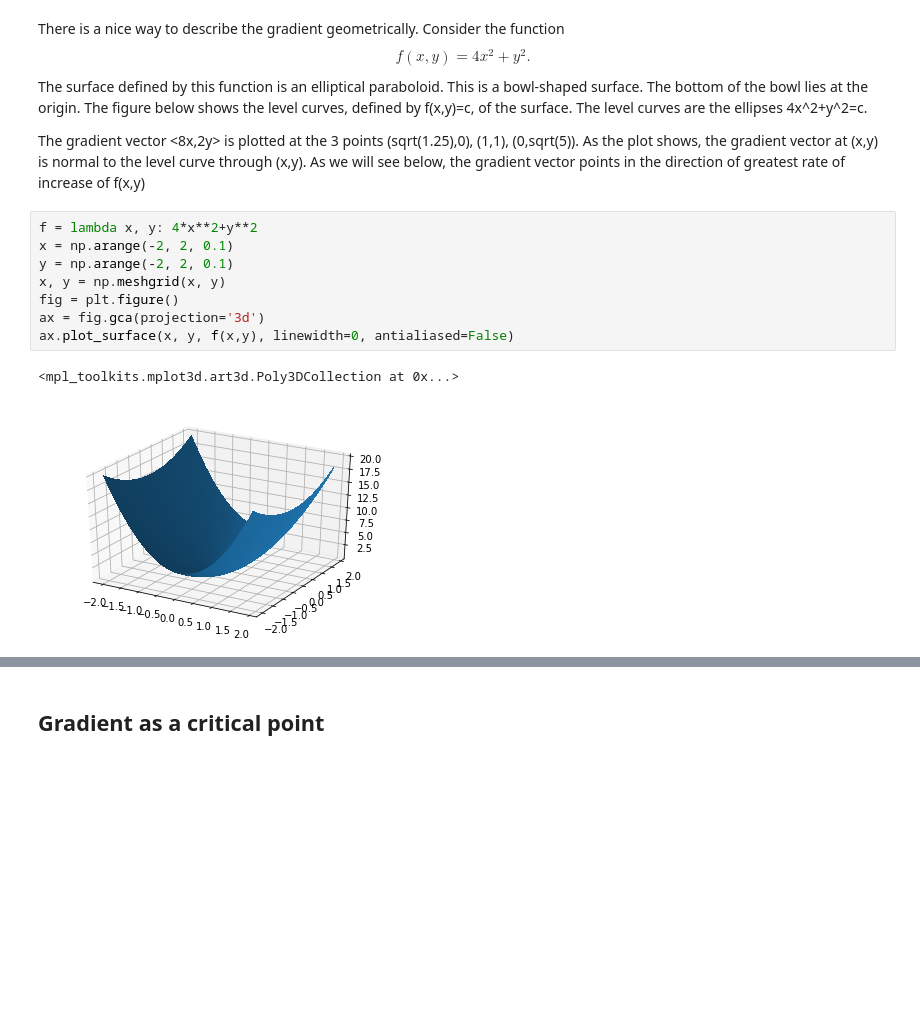
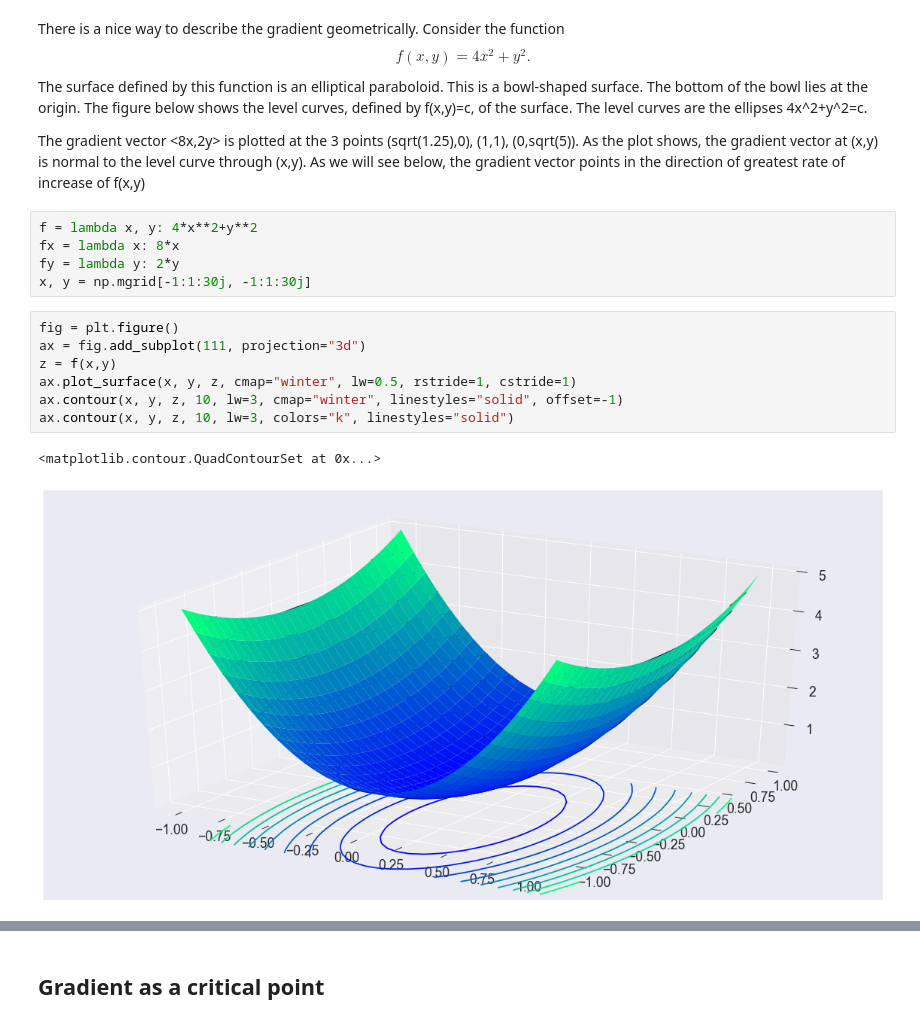
Before and after one commit to hsteinshiromoto/book.optimisation, a Jupyter notebook: src/notebooks/momentum.ipynb, the cells around one changed output, grey strips where cells are left out. Saved outputs shown, nothing was run; the diff lists cells and outputs as text; blank space fills up the shorter version.

```diff
--- a/src/notebooks/momentum.ipynb
+++ b/src/notebooks/momentum.ipynb
@@ -36,14 +42,18 @@ The surface defined by this function is an elliptical paraboloid. This is a bowl
 
 
 The gradient vector <8x,2y> is plotted at the 3 points (sqrt(1.25),0), (1,1), (0,sqrt(5)). As the plot shows, the gradient vector at (x,y) is normal to the level curve through (x,y). As we will see below, the gradient vector points in the direction of greatest rate of increase of f(x,y)
-# %%
-f = lambda x, y: 4*x**2+y**2
-x = np.arange(-2, 2, 0.1)
-y = np.arange(-2, 2, 0.1)
-x, y = np.meshgrid(x, y)
-fig = plt.figure()
-ax = fig.gca(projection='3d')
-ax.plot_surface(x, y, f(x,y), linewidth=0, antialiased=False)
-# %% [output]
-<mpl_toolkits.mplot3d.art3d.Poly3DCollection at 0x...>
-[figure, removed]
+# %%
+f = lambda x, y: 4*x**2+y**2
+fx = lambda x: 8*x
+fy = lambda y: 2*y
+x, y = np.mgrid[-1:1:30j, -1:1:30j]
+# %%
+fig = plt.figure()
+ax = fig.add_subplot(111, projection="3d")
+z = f(x,y)
+ax.plot_surface(x, y, z, cmap="winter", lw=0.5, rstride=1, cstride=1)
+ax.contour(x, y, z, 10, lw=3, cmap="winter", linestyles="solid", offset=-1)
+ax.contour(x, y, z, 10, lw=3, colors="k", linestyles="solid")
+# %% [output]
+<matplotlib.contour.QuadContourSet at 0x...>
+[figure, added]
```
Also changed, not shown: parts of 7 cells of this notebook.
